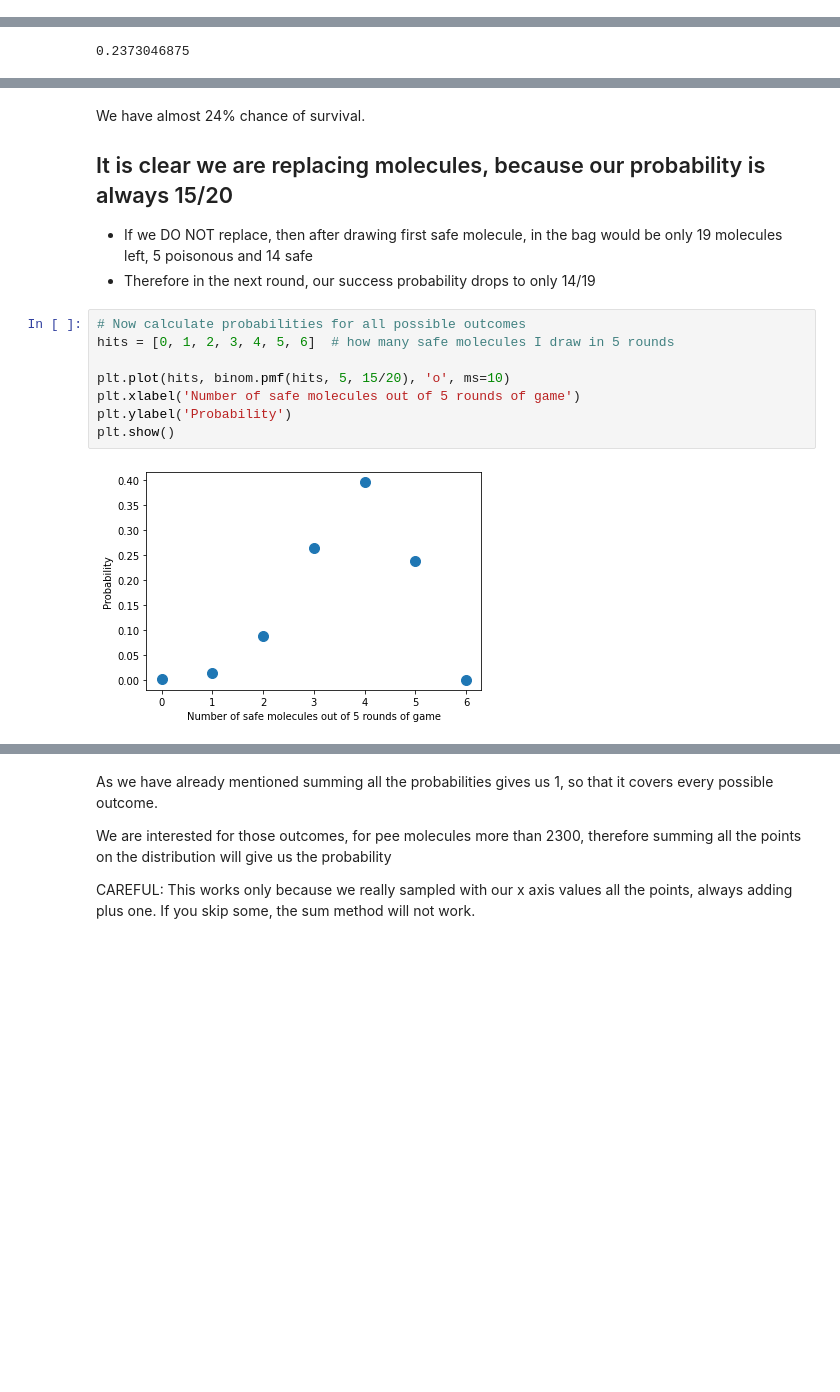
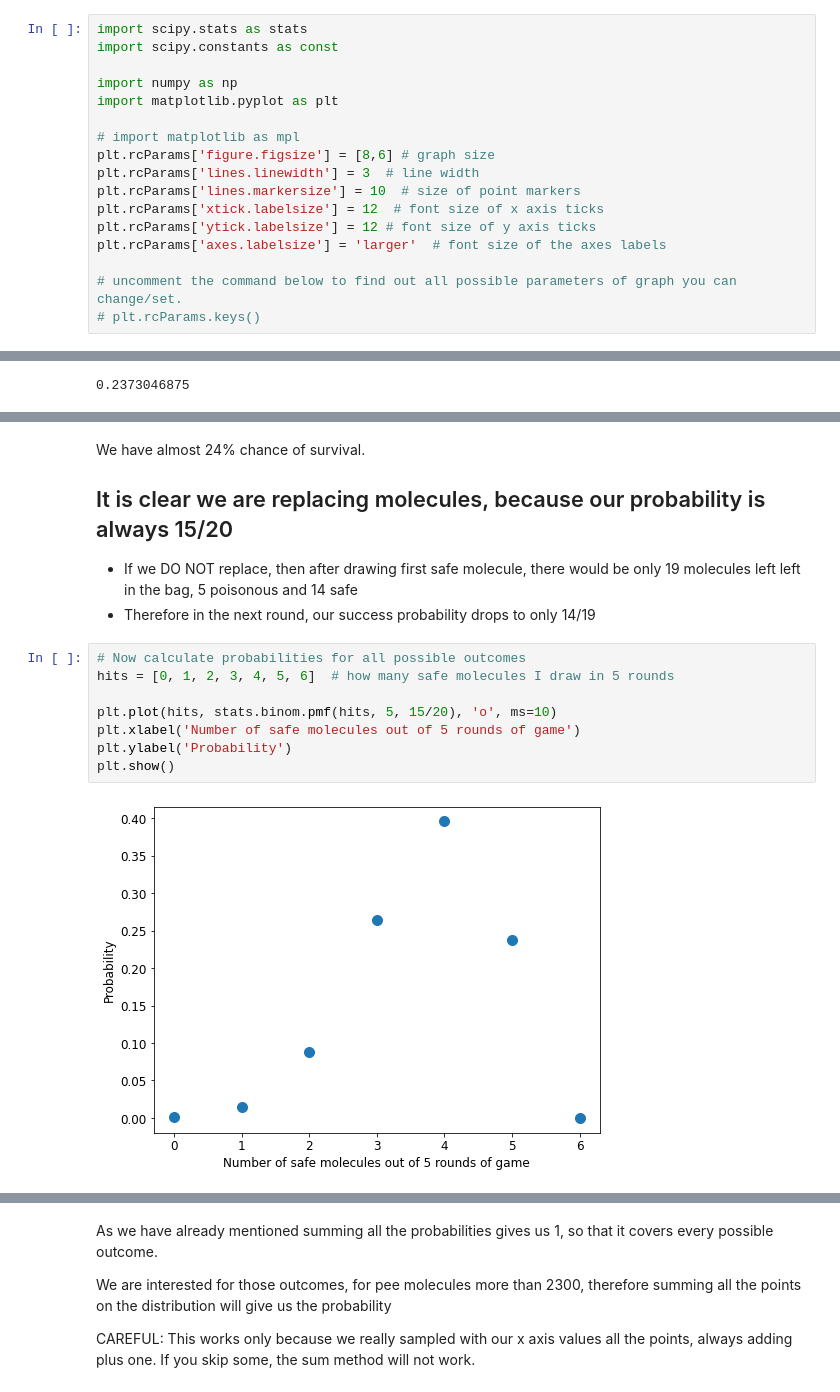
Before and after one commit to palec87/pymarad, a Jupyter notebook: en/05_probability/wee_sea_solution.ipynb, the cells around one changed output, grey strips where cells are left out. Drawn from its saved outputs; the diff is of its cells as text; blank space fills up the shorter version.

```diff
--- a/en/05_probability/wee_sea_solution.ipynb
+++ b/en/05_probability/wee_sea_solution.ipynb
@@ -23 +17,18 @@ import matplotlib.pyplot as plt
+# %%
+import scipy.stats as stats
+import scipy.constants as const
+
+import numpy as np
+import matplotlib.pyplot as plt
+
+# import matplotlib as mpl
+plt.rcParams['figure.figsize'] = [8,6] # graph size
+plt.rcParams['lines.linewidth'] = 3  # line width
+plt.rcParams['lines.markersize'] = 10  # size of point markers
+plt.rcParams['xtick.labelsize'] = 12  # font size of x axis ticks
+plt.rcParams['ytick.labelsize'] = 12 # font size of y axis ticks
+plt.rcParams['axes.labelsize'] = 'larger'  # font size of the axes labels
+
+# uncomment the command below to find out all possible parameters of graph you can change/set.
+# plt.rcParams.keys()
 # %% [markdown]
@@ -148,15 +162,15 @@ binom.pmf(k=5, n=5, p=15/20)
 We have almost 24% chance of survival.
 
 ## It is clear we are replacing molecules, because our probability is always 15/20
-  * If we DO NOT replace, then after drawing first safe molecule, in the bag would be only 19 molecules left, 5 poisonous and 14 safe
+  * If we DO NOT replace, then after drawing first safe molecule, there would be only 19 molecules left left in the bag, 5 poisonous and 14 safe
   * Therefore in the next round, our success probability drops to only 14/19
 # %%
 # Now calculate probabilities for all possible outcomes
 hits = [0, 1, 2, 3, 4, 5, 6]  # how many safe molecules I draw in 5 rounds
 
-plt.plot(hits, binom.pmf(hits, 5, 15/20), 'o', ms=10)
+plt.plot(hits, stats.binom.pmf(hits, 5, 15/20), 'o', ms=10)
 plt.xlabel('Number of safe molecules out of 5 rounds of game')
 plt.ylabel('Probability')
 plt.show()
 # %% [output]
-[figure, old version]
+[figure, new version]
```
Also changed, not shown: parts of 41 cells of this notebook.
